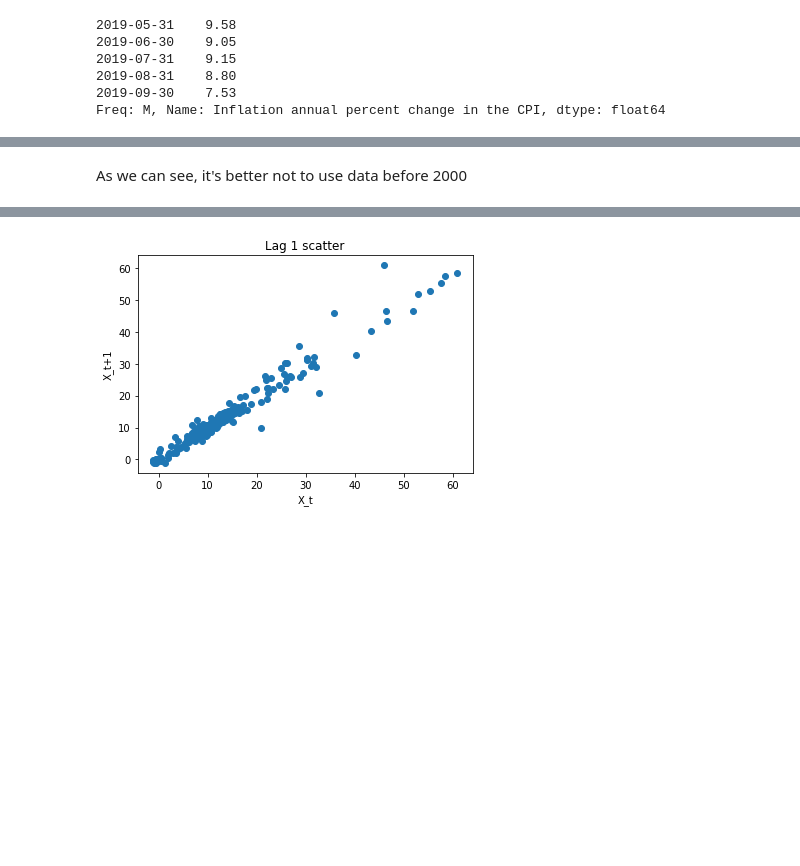
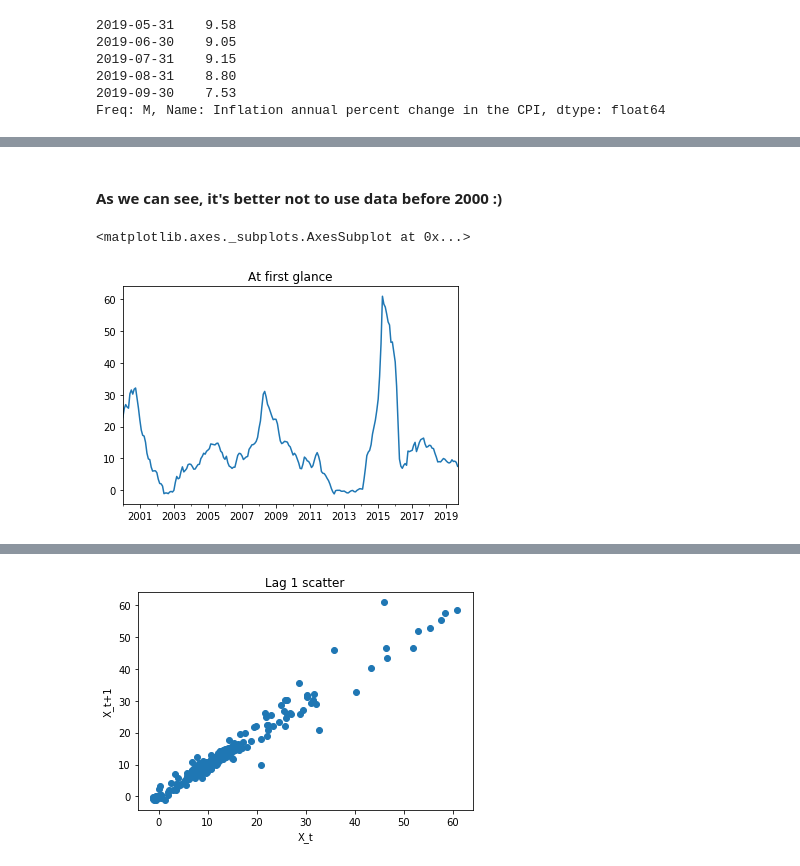
Before and after one commit to gamble27/CPI, a Jupyter notebook: data_analysis.ipynb, the cells around one changed output, grey strips where cells are left out. Cells and saved outputs as stored; diff of their text form; code cells hidden in the pictures; blank space fills up the shorter version.

Commit message:
Superficial data analysis

```diff
--- a/data_analysis.ipynb
+++ b/data_analysis.ipynb
@@ -47,6 +48,11 @@ fig.add_trace(go.Scatter(x=cpi_an.index, y=cpi_an,
 [interactive output not drawn]
 [interactive output not drawn]
 # %% [markdown]
-As we can see, it's better not to use data before 2000
+#### As we can see, it's better not to use data before 2000 :)
 # %%
 cpi_an = cpi_an['2000-1-1':]
+# %%
+cpi_an.plot(title="At first glance")
+# %% [output]
+<matplotlib.axes._subplots.AxesSubplot at 0x...>
+[figure, added]
```
Also changed, not shown: parts of 20 cells of this notebook.
